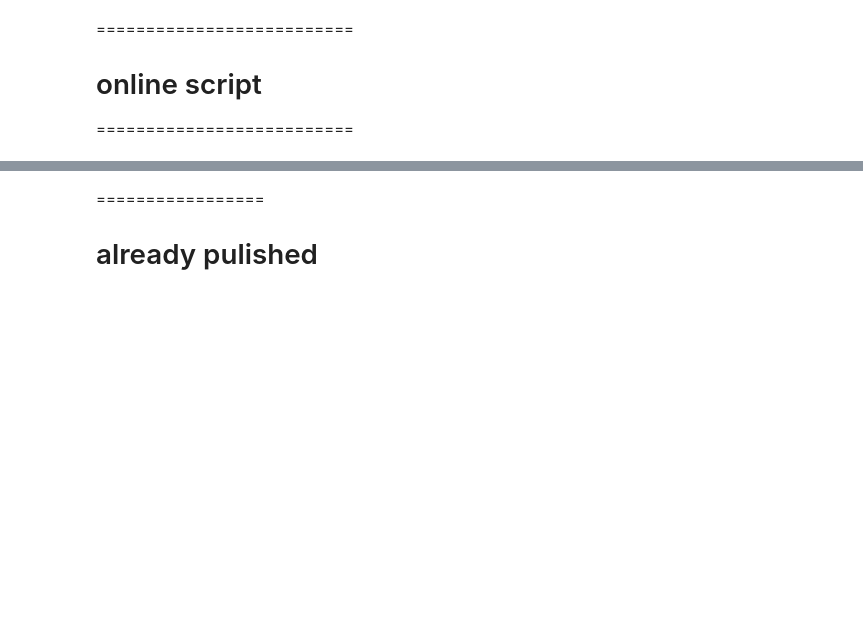
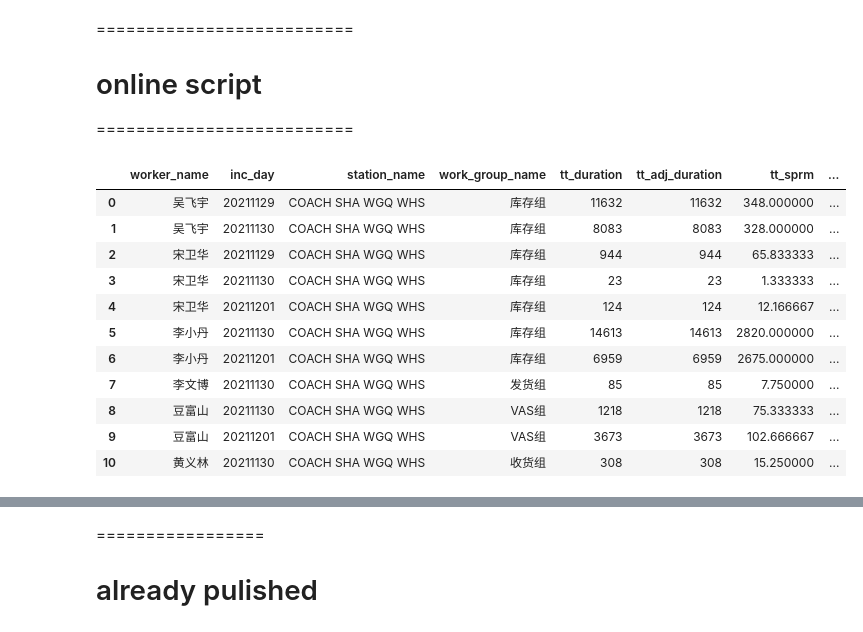
Before and after one commit to fyenne/play4_activity, a Jupyter notebook: acti_coach.ipynb, the cells around one changed output, grey strips where cells are left out. Drawn from its saved outputs; the diff is of its cells as text; code cells hidden in the pictures; blank space fills up the shorter version.

```diff
--- a/acti_coach.ipynb
+++ b/acti_coach.ipynb
@@ -192,3 +175,45 @@ coach = coach.dropna(how = 'all', axis = 1)
 ==========================
 # online script <br>
 ==========================
+# %%
+coach = pd.read_csv('./data/coach1129_1202.csv', sep = '\001')
+coach = coach.dropna(how = 'all', axis = 1)
+coach.columns = [re.sub('\w+\.', '', i) for i in list(coach.columns)]
+# coach = coach.dropna(how = 'all', axis = 1)
+# coach = coach.drop('raw_data', axis = 1)
+# time_convert()
+def time_convert(col):
+    coach[col] = coach[col].astype(int)
+    coach[col] = [datetime.fromtimestamp(i).strftime('%Y-%m-%d %H:%M:%S') for i in coach[col]]
+    return coach
+for i in ['start_time', 'end_time', 'hire_time']:
+    time_convert(i)
+coach['start_time'] = pd.to_datetime(coach['start_time'])
+coach['end_time']   = pd.to_datetime(coach['end_time'])
+# coach['duration'] =  coach['end_time'] - coach['start_time']
+coach = coach[~coach['work_content'].isna()]
+coach = coach[coach['work_content'] != '无效时间']
+coach = coach[coach['worker_post_name'] != '操作经理']
+# sprm calculation
+coach['sprm'] = (60/coach['work_content_refer']).replace([np.inf, -np.inf], 0)
+
+wh = coach.groupby([
+    'worker_name','inc_day', 'station_name', 'work_group_name',
+    ]).agg(
+    {
+        'start_time': 'min',
+        'end_time': 'max',
+        'duration':'sum',
+        'adjusted_duration': 'sum',
+        'sprm': 'sum',
+    }
+).reset_index()
+
+wh['work_hour'] = wh['end_time'] - wh['start_time']
+# wh['work_hour_in_min']  = [i.total_seconds()/60 for i in wh['work_hour']]
+wh['tt_work_hour'] = [i.total_seconds()/3600 for i in wh['work_hour']]
+wh['tt_adj_duration_in_hour']  = wh['adjusted_duration']/3600
+wh = wh.drop(['end_time','start_time', 'work_hour'], axis = 1)
+wh = wh.rename({'sprm':'tt_sprm', 'duration' : 'tt_duration', 'adjusted_duration': 'tt_adj_duration' }, axis =1 )
+wh = wh[wh['tt_sprm'] != 0]
+wh['sprm_perhour'] =  wh['tt_sprm'] / wh['tt_work_hour']
@@ -194,0 +225,15 @@ coach = coach.dropna(how = 'all', axis = 1)
+# %%
+wh
+# %% [output]
+|  | worker_name | inc_day | station_name | work_group_name | tt_duration | tt_adj_duration | tt_sprm | ... |
+| 0 | 吴飞宇 | 20211129 | COACH SHA WGQ WHS | 库存组 | 11632 | 11632 | 348.000000 | ... |
+| 1 | 吴飞宇 | 20211130 | COACH SHA WGQ WHS | 库存组 | 8083 | 8083 | 328.000000 | ... |
+| 2 | 宋卫华 | 20211129 | COACH SHA WGQ WHS | 库存组 | 944 | 944 | 65.833333 | ... |
+| 3 | 宋卫华 | 20211130 | COACH SHA WGQ WHS | 库存组 | 23 | 23 | 1.333333 | ... |
+| 4 | 宋卫华 | 20211201 | COACH SHA WGQ WHS | 库存组 | 124 | 124 | 12.166667 | ... |
+| 5 | 李小丹 | 20211130 | COACH SHA WGQ WHS | 库存组 | 14613 | 14613 | 2820.000000 | ... |
+| 6 | 李小丹 | 20211201 | COACH SHA WGQ WHS | 库存组 | 6959 | 6959 | 2675.000000 | ... |
+| 7 | 李文博 | 20211130 | COACH SHA WGQ WHS | 发货组 | 85 | 85 | 7.750000 | ... |
+| 8 | 豆富山 | 20211130 | COACH SHA WGQ WHS | VAS组 | 1218 | 1218 | 75.333333 | ... |
+| 9 | 豆富山 | 20211201 | COACH SHA WGQ WHS | VAS组 | 3673 | 3673 | 102.666667 | ... |
+| 10 | 黄义林 | 20211130 | COACH SHA WGQ WHS | 收货组 | 308 | 308 | 15.250000 | ... |
```
Also changed, not shown: parts of 22 cells of this notebook, 1 other file.
